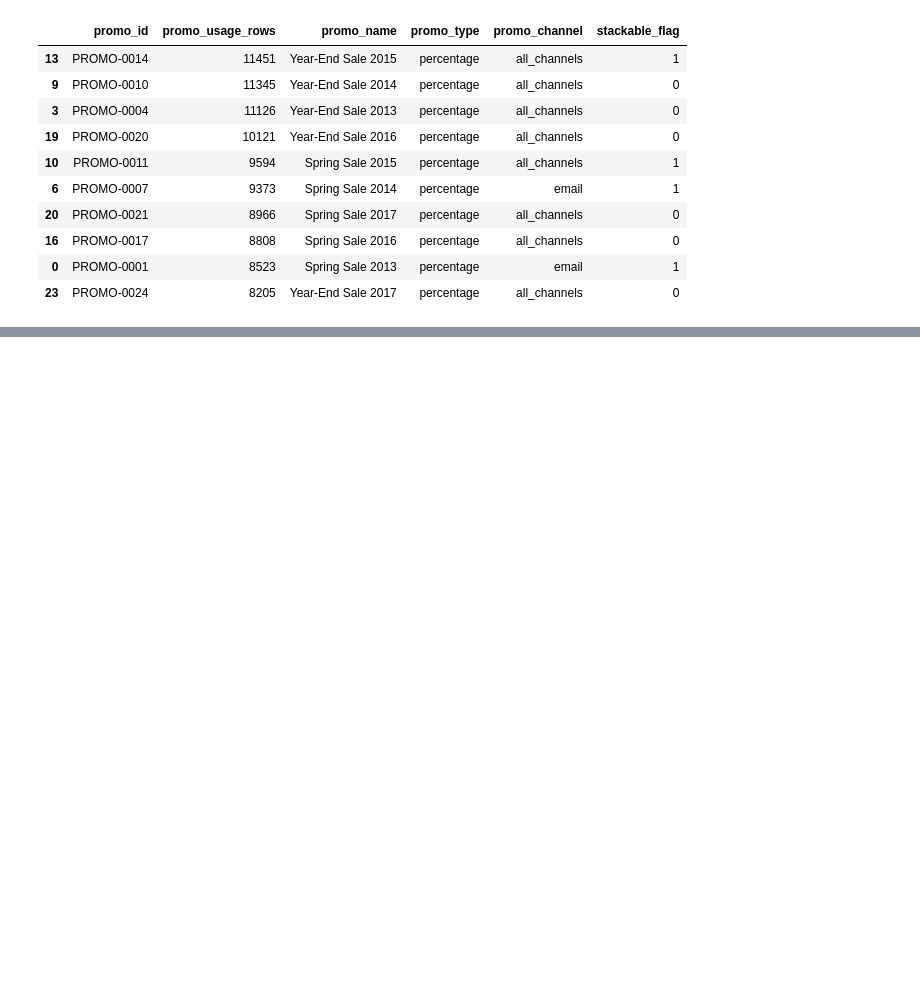
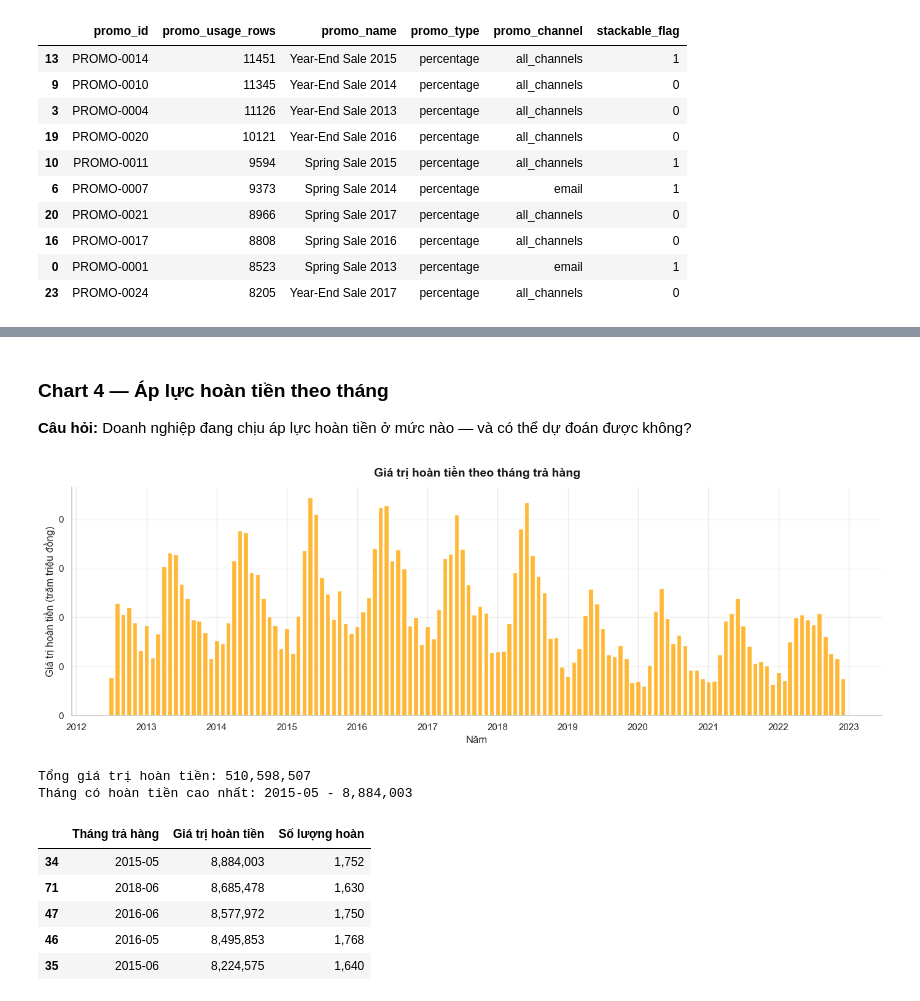
Before and after one commit to nguyen-lam-phuong-thao/datathon-2026-F.E.N.S, a Jupyter notebook: notebooks/Phan_2_EDA.ipynb, the cells around one changed output, grey strips where cells are left out. Saved outputs shown, nothing was run; the diff lists cells and outputs as text; code cells hidden in the pictures; blank space fills up the shorter version.

```diff
--- a/notebooks/Phan_2_EDA.ipynb
+++ b/notebooks/Phan_2_EDA.ipynb
@@ -1606,0 +1612,65 @@ Top refund months:
+# %% [markdown]
+### Chart 4 — Áp lực hoàn tiền theo tháng
+
+**Câu hỏi:** Doanh nghiệp đang chịu áp lực hoàn tiền ở mức nào — và có thể dự đoán được không?
+# %%
+monthly_refunds = (
+    returns_eda.groupby('return_month', as_index=False)
+    .agg(
+        refund_amount=('refund_amount', 'sum'),
+        return_quantity=('return_quantity', 'sum'),
+    )
+    .sort_values('return_month')
+)
+
+top_refund_month = monthly_refunds.loc[monthly_refunds['refund_amount'].idxmax()]
+top_refund_months = monthly_refunds.nlargest(5, 'refund_amount').copy()
+
+fig, ax = plt.subplots(figsize=(14, 4.9))
+ax.bar(
+    monthly_refunds['return_month'],
+    monthly_refunds['refund_amount'],
+    color=PALETTE['warning'],
+    width=24,
+    alpha=0.9,
+)
+clean_axis(
+    ax,
+    xlabel='Năm',
+    ylabel='Giá trị hoàn tiền (trăm triệu đồng)',
+    title='Giá trị hoàn tiền theo tháng trả hàng',
+)
+ax.yaxis.set_major_formatter(mticker.FuncFormatter(axis_tram_trieu))
+ax.xaxis.set_major_locator(mdates.YearLocator(1))
+ax.xaxis.set_major_formatter(mdates.DateFormatter('%Y'))
+ax.grid(axis='y', alpha=0.25)
+plt.tight_layout()
+plt.show()
+
+print('Tổng giá trị hoàn tiền:', format_currency(total_refund_amount))
+print('Tháng có hoàn tiền cao nhất:', format_period(top_refund_month['return_month']), '-', format_currency(top_refund_month['refund_amount']))
+display(
+    top_refund_months.rename(
+        columns={
+            'return_month': 'Tháng trả hàng',
+            'refund_amount': 'Giá trị hoàn tiền',
+            'return_quantity': 'Số lượng hoàn',
+        }
+    ).assign(
+        **{
+            'Tháng trả hàng': lambda df: df['Tháng trả hàng'].map(format_period),
+            'Giá trị hoàn tiền': lambda df: df['Giá trị hoàn tiền'].map(format_currency),
+            'Số lượng hoàn': lambda df: df['Số lượng hoàn'].map(format_number),
+        }
+    )
+)
+# %% [output]
+[figure, added]
+Tổng giá trị hoàn tiền: 510,598,507
+Tháng có hoàn tiền cao nhất: 2015-05 - 8,884,003
+|  | Tháng trả hàng | Giá trị hoàn tiền | Số lượng hoàn |
+| 34 | 2015-05 | 8,884,003 | 1,752 |
+| 71 | 2018-06 | 8,685,478 | 1,630 |
+| 47 | 2016-06 | 8,577,972 | 1,750 |
+| 46 | 2016-05 | 8,495,853 | 1,768 |
+| 35 | 2015-06 | 8,224,575 | 1,640 |
```
Also changed, not shown: parts of 73 cells of this notebook.
